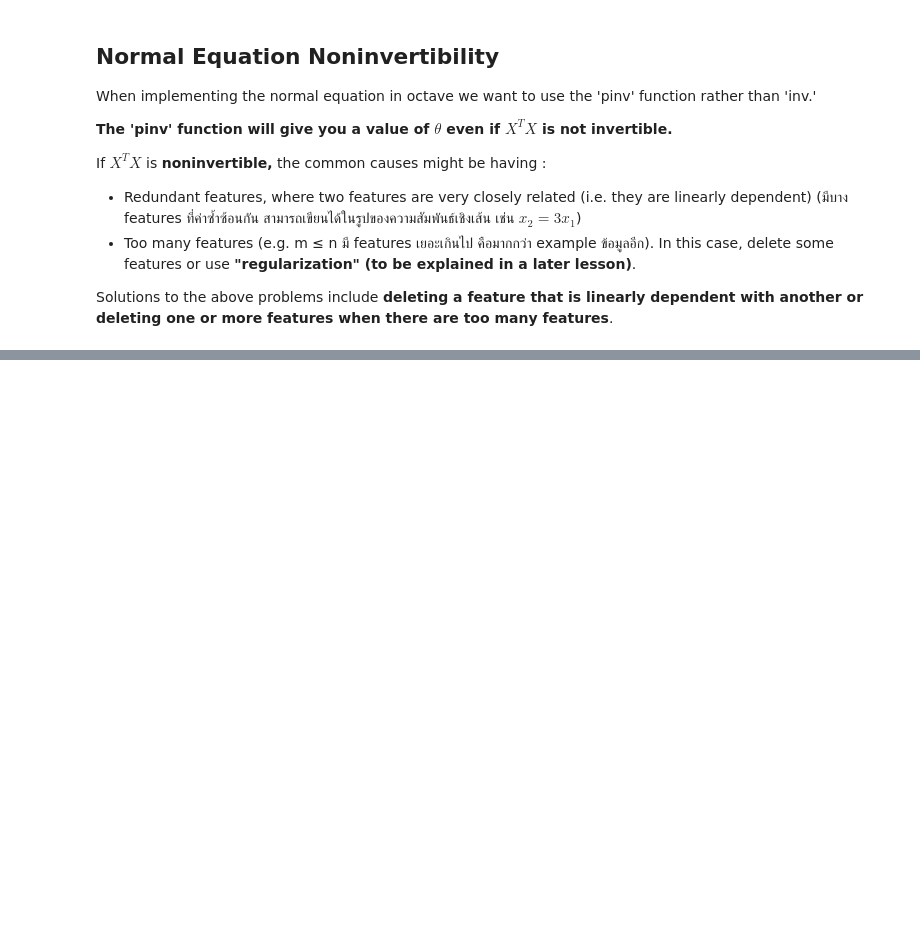
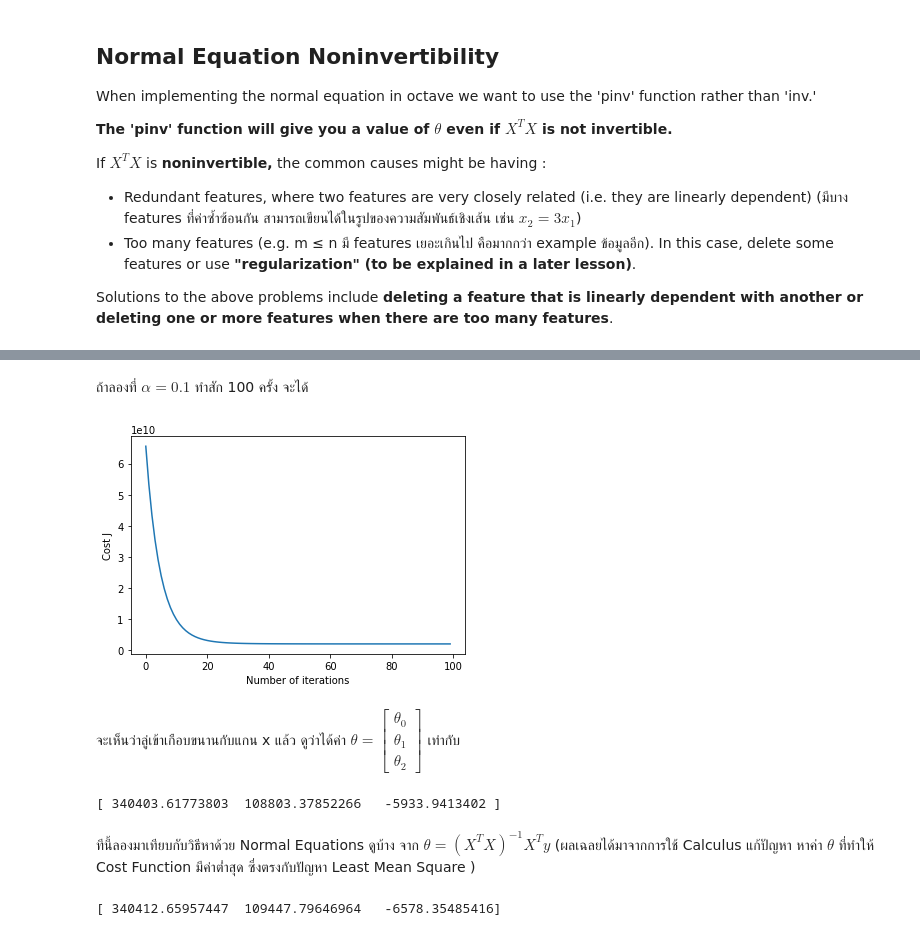
Before and after one commit to Kanbc/machine-learning, a Jupyter notebook: 4 Linear Regression with Multiple Variables.ipynb, the cells around one changed output, grey strips where cells are left out. Saved outputs shown, nothing was run; the diff lists cells and outputs as text; code cells hidden in the pictures; blank space fills up the shorter version.

```diff
--- a/4 Linear Regression with Multiple Variables.ipynb
+++ b/4 Linear Regression with Multiple Variables.ipynb
@@ -159,0 +337,26 @@ Solutions to the above problems include **deleting a feature that is linearly de
+# %% [markdown]
+ถ้าลองที่ $\alpha = 0.1$ ทำสัก 100 ครั้ง จะได้
+# %%
+theta_with_J = gradientDescent(X,y,[0,0,0],0.1,100)
+Jtheta = theta_with_J[1]
+plt.plot(Jtheta)
+plt.xlabel('Number of iterations')
+plt.ylabel('Cost J')
+plt.show()
+# %% [output]
+[figure, added]
+# %% [markdown]
+จะเห็นว่าลู่เข้าเกือบขนานกับแกน x แล้ว ดูว่าได้ค่า $\theta = \begin{bmatrix} \theta_0 \\ \theta_1 \\ \theta_2 \end{bmatrix}$ เท่ากับ
+# %%
+print(theta_with_J[0])
+# %% [output]
+[ 340403.61773803  108803.37852266   -5933.9413402 ]
+# %% [markdown]
+ทีนี้ลองมาเทียบกับวิธีหาด้วย Normal Equations ดูบ้าง จาก
+$\theta = (X^T X)^{-1}X^T y$ (ผลเฉลยได้มาจากการใช้ Calculus แก้ปัญหา หาค่า $\theta$ ที่ทำให้ Cost Function มีค่าต่ำสุด ซึ่งตรงกับปัญหา Least Mean Square )
+# %%
+from numpy.linalg import inv
+nor_theta = inv(X.transpose().dot(X)).dot(X.transpose()).dot(y)
+print(nor_theta)
+# %% [output]
+[ 340412.65957447  109447.79646964   -6578.35485416]
```
Also changed, not shown: parts of 23 cells of this notebook, 26 other files.
